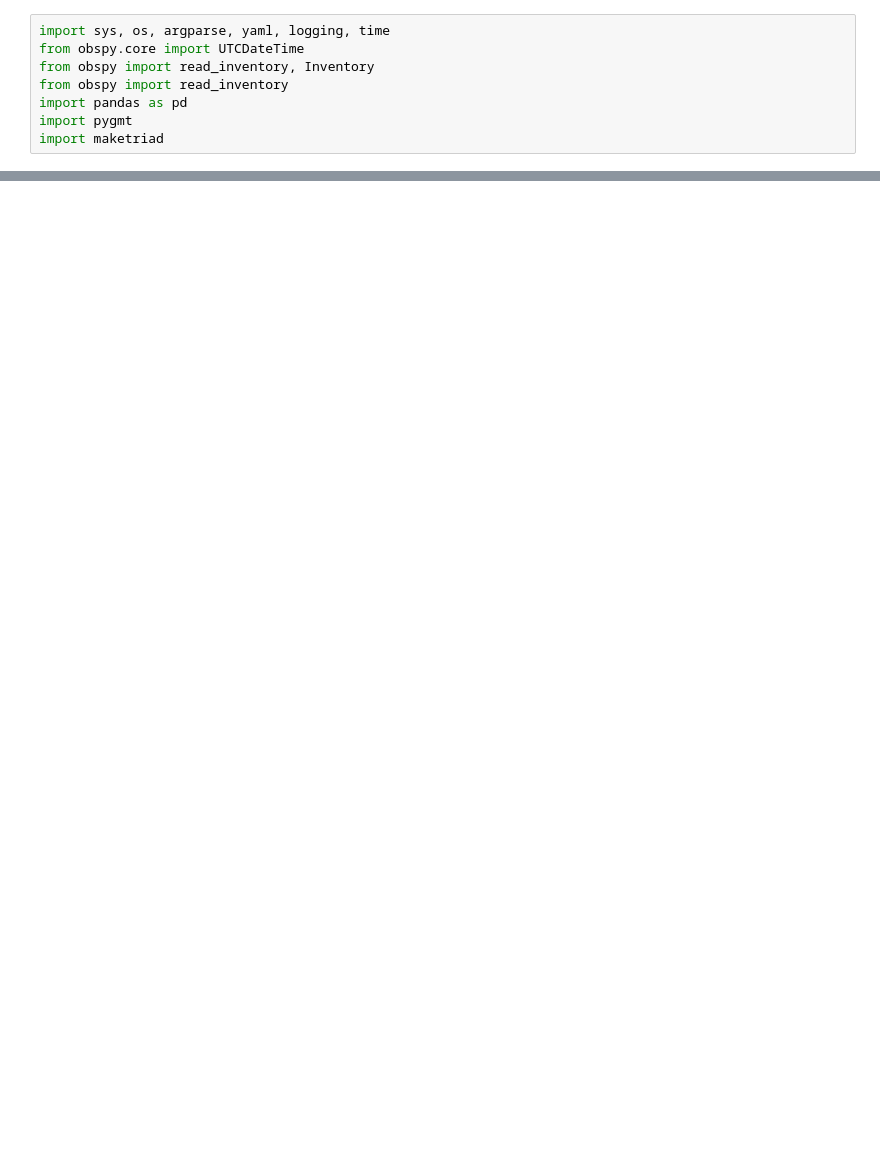
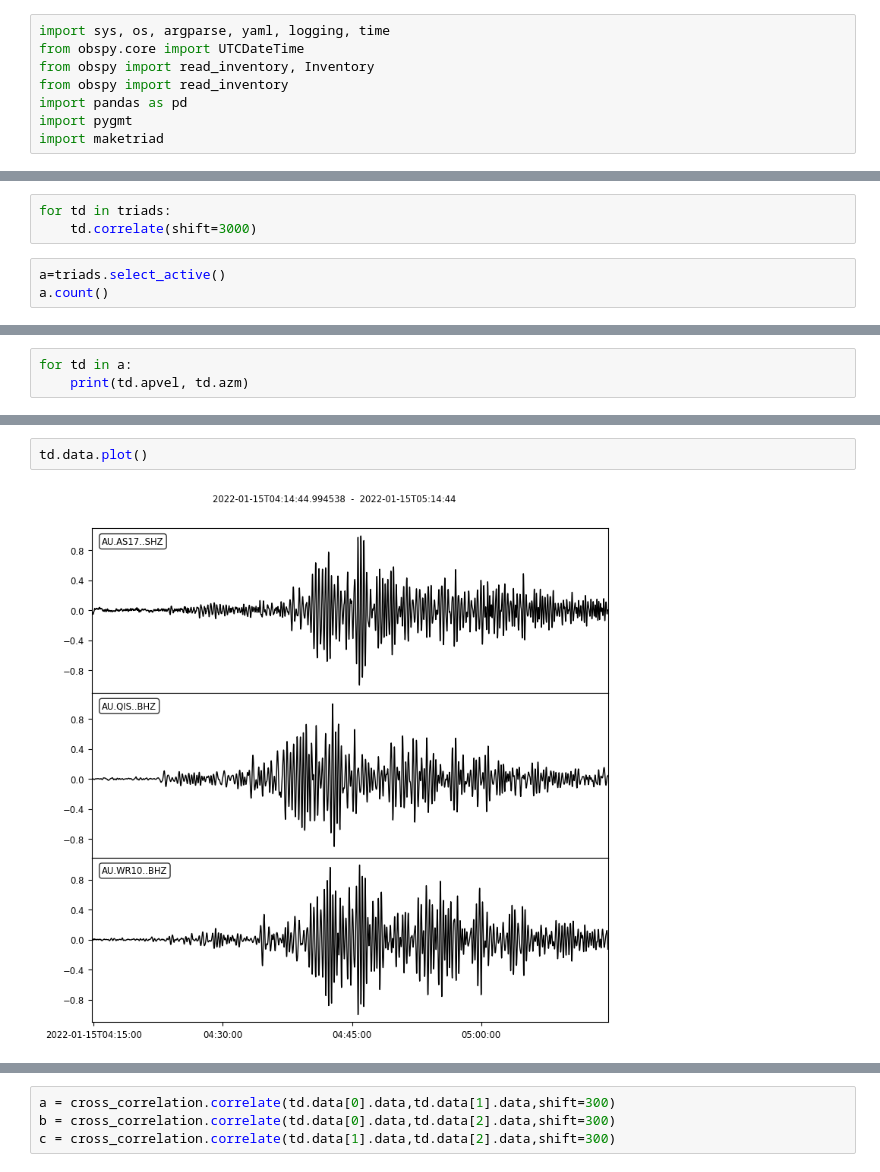
Before and after one commit to deep07004/RTSWED, a Jupyter notebook: Untitled.ipynb, the cells around one changed output, grey strips where cells are left out. Drawn from its saved outputs; the diff is of its cells as text; blank space fills up the shorter version.

Commit message:
correlation

```diff
--- a/Untitled.ipynb
+++ b/Untitled.ipynb
@@ -20,0 +17,6 @@ triads
+# %%
+for td in triads:
+    td.correlate(shift=3000)
+# %%
+a=triads.select_active()
+a.count()
@@ -20,0 +25,3 @@ triads
+# %%
+for td in a:
+    print(td.apvel, td.azm)
@@ -20,0 +46,4 @@ triads
+# %%
+td.data.plot()
+# %% [output]
+[figure, added]
@@ -20,0 +51,4 @@ triads
+# %%
+a = cross_correlation.correlate(td.data[0].data,td.data[1].data,shift=300)
+b = cross_correlation.correlate(td.data[0].data,td.data[2].data,shift=300)
+c = cross_correlation.correlate(td.data[1].data,td.data[2].data,shift=300)
```
Also changed, not shown: parts of 21 cells of this notebook, 3 other files.
